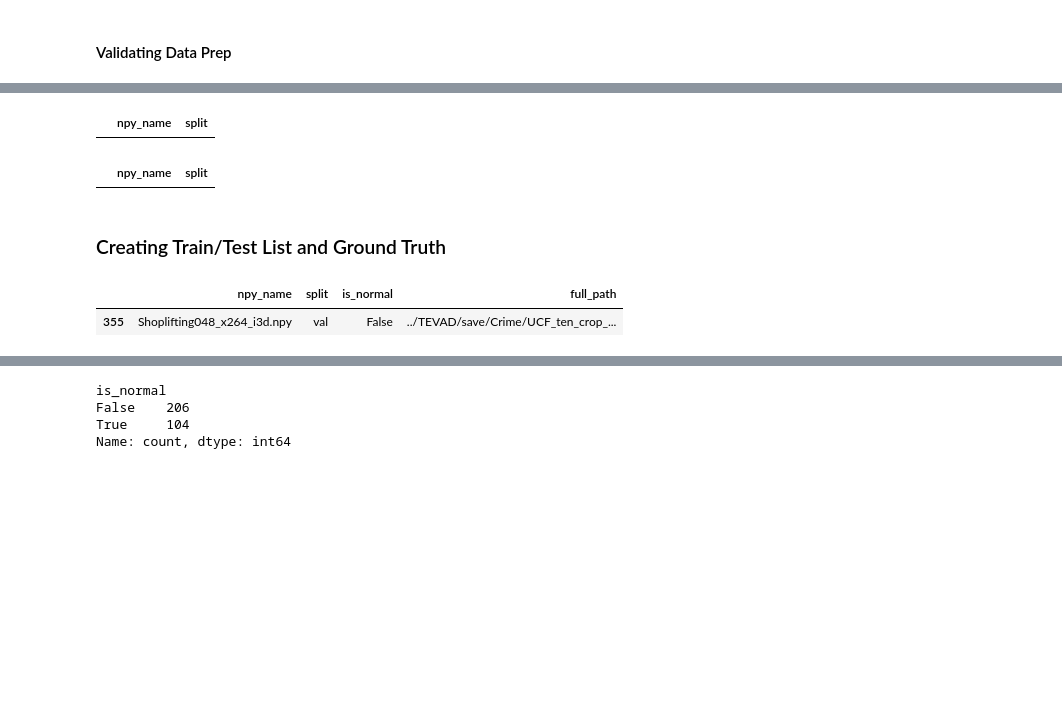
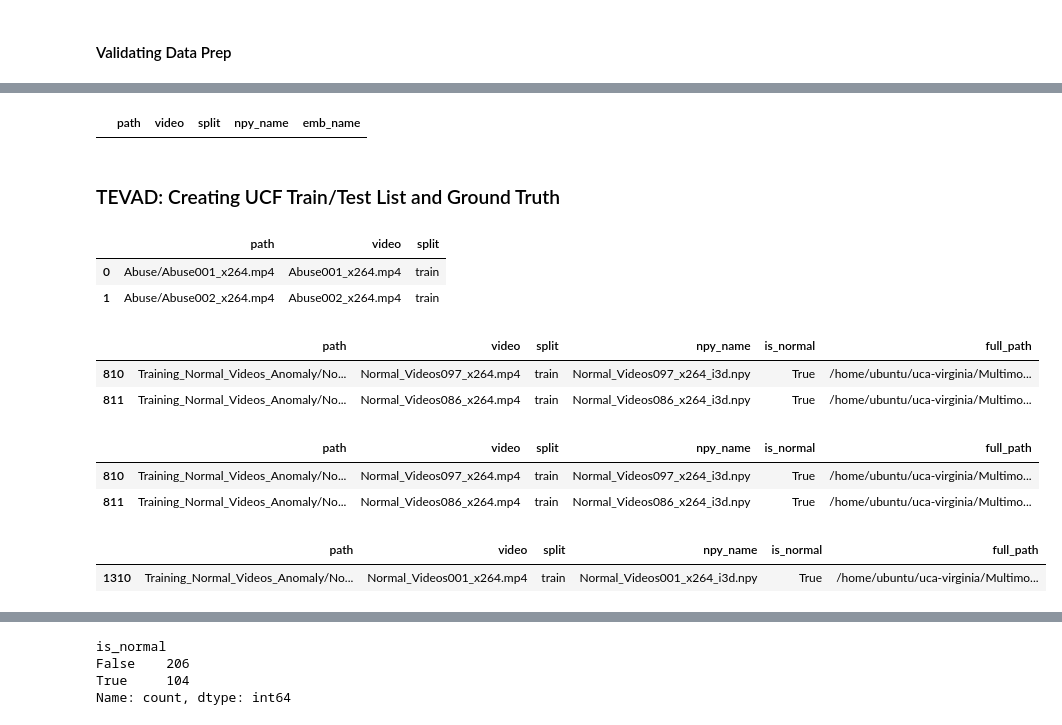
Before and after one commit to SamdenLepcha/Multimodal-Anomaly-Detection-Survelliance-Videos, a Jupyter notebook: dataprep/DataPrep.ipynb, the cells around one changed output, grey strips where cells are left out. Drawn from its saved outputs; the diff is of its cells as text; code cells hidden in the pictures; blank space fills up the shorter version.

```diff
--- a/dataprep/DataPrep.ipynb
+++ b/dataprep/DataPrep.ipynb
@@ -360,0 +354,3 @@ df.shape
+# %%
+train_ucf['split'] = 'train'
+test_ucf['split'] = 'test'
@@ -382,27 +392,11 @@ test_dest_dir = "../TEVAD/save/Crime/UCF_ten_crop_i3d_v1/UCF_Test_ten_crop_i3d"
 # %%
-# Checking if we missed any files
-train_df = uca_split[['npy_name', 'split']][(uca_split['split'] =='train') | (uca_split['split'] == 'val')].copy()
-train_df.drop_duplicates(inplace = True)
-train_df.reset_index(drop = True, inplace = True)
+# Checking if we missed any embeddings
 
-expected = set(train_df['npy_name'])
-actual = set(os.listdir(train_dest_dir))
+expected = set(df['emb_name'])
+actual = set(os.listdir(embeddings_loc))
 missing_files = expected - actual
 
-train_rem = train_df[train_df['npy_name'].isin(missing_files)]
-train_rem
+emb_rem = df[df['emb_name'].isin(missing_files)]
+emb_rem.head()
 # %% [output]
-|  | npy_name | split |
+|  | path | video | split | npy_name | emb_name |
-# %%
-test_df = uca_split[['npy_name', 'split']][(uca_split['split'] =='test')].copy()
-test_df.drop_duplicates(inplace = True)
-test_df.reset_index(drop = True, inplace = True)
-
-expected = set(test_df['npy_name'])
-actual = set(os.listdir(test_dest_dir))
-missing_files = expected - actual
-
-test_rem = test_df[test_df['npy_name'].isin(missing_files)]
-test_rem
-# %% [output]
-|  | npy_name | split |
@@ -411,24 +405,43 @@ test_rem
 # %% [markdown]
-### Creating Train/Test List and Ground Truth
+### TEVAD: Creating UCF Train/Test List and Ground Truth
 # %%
-train_base_dir = "../TEVAD/save/Crime/UCF_ten_crop_i3d_v1/UCF_Train_ten_crop_i3d"
-test_base_dir = "../TEVAD/save/Crime/UCF_ten_crop_i3d_v1/UCF_Test_ten_crop_i3d"
+train_base_dir = "/home/ubuntu/uca-virginia/Multimodal-Anomaly-Detection-Survelliance-Videos/TEVAD/save/Crime/UCF_ten_crop_i3d_v1/UCF_Train_ten_crop_i3d"
+test_base_dir = "/home/ubuntu/uca-virginia/Multimodal-Anomaly-Detection-Survelliance-Videos/TEVAD/save/Crime/UCF_ten_crop_i3d_v1/UCF_Test_ten_crop_i3d"
+# %%
+train_ucf.head(2)
+# %% [output]
+|  | path | video | split |
+| 0 | Abuse/Abuse001_x264.mp4 | Abuse001_x264.mp4 | train |
+| 1 | Abuse/Abuse002_x264.mp4 | Abuse002_x264.mp4 | train |
+# %%
+train_ucf['npy_name'] = train_ucf['video'].str.replace('.mp4', '_i3d.npy')
+train_ucf['is_normal'] = train_ucf['npy_name'].str.startswith("Normal_Videos")
+
+train_ucf = train_ucf.sort_values(by='is_normal', ascending=True)
+train_ucf.reset_index(drop = True, inplace = True)
+# %%
+train_ucf[train_ucf['is_normal']].head(2)
+# %% [output]
+|  | path | video | split | npy_name | is_normal | full_path |
+| 810 | Training_Normal_Videos_Anomaly/No... | Normal_Videos097_x264.mp4 | train | Normal_Videos097_x264_i3d.npy | True | /home/ubuntu/uca-virginia/Multimo... |
+| 811 | Training_Normal_Videos_Anomaly/No... | Normal_Videos086_x264.mp4 | train | Normal_Videos086_x264_i3d.npy | True | /home/ubuntu/uca-virginia/Multimo... |
 # %%
-train_df['is_normal'] = train_df['npy_name'].str.startswith("Normal_Videos")
-
-train_df = train_df.sort_values(by='is_normal', ascending=True)
-train_df.reset_index(drop = True, inplace = True)
-
-train_df['full_path'] = train_base_dir + "/" + train_df['npy_name']
+train_ucf['full_path'] = train_base_dir + "/" + train_ucf['npy_name']
 
 output_file = "../TEVAD/list/ucf-i3d.list"
 
 with open(output_file, "w") as f:
-    for path in train_df['full_path']:
+    for path in train_ucf['full_path']:
         f.write(path + "\n")
+# %%
+train_ucf[train_ucf['is_normal']].head(2)
+# %% [output]
+|  | path | video | split | npy_name | is_normal | full_path |
+| 810 | Training_Normal_Videos_Anomaly/No... | Normal_Videos097_x264.mp4 | train | Normal_Videos097_x264_i3d.npy | True | /home/ubuntu/uca-virginia/Multimo... |
+| 811 | Training_Normal_Videos_Anomaly/No... | Normal_Videos086_x264.mp4 | train | Normal_Videos086_x264_i3d.npy | True | /home/ubuntu/uca-virginia/Multimo... |
 # %%
-train_df[train_df['npy_name']== 'Shoplifting048_x264_i3d.npy']
+train_ucf[train_ucf['npy_name']== 'Normal_Videos001_x264_i3d.npy']
 # %% [output]
-|  | npy_name | split | is_normal | full_path |
-| 355 | Shoplifting048_x264_i3d.npy | val | False | ../TEVAD/save/Crime/UCF_ten_crop_... |
+|  | path | video | split | npy_name | is_normal | full_path |
+| 1310 | Training_Normal_Videos_Anomaly/No... | Normal_Videos001_x264.mp4 | train | Normal_Videos001_x264_i3d.npy | True | /home/ubuntu/uca-virginia/Multimo... |
 # %%
```
Also changed, not shown: parts of 45 cells of this notebook, 6 other files.
